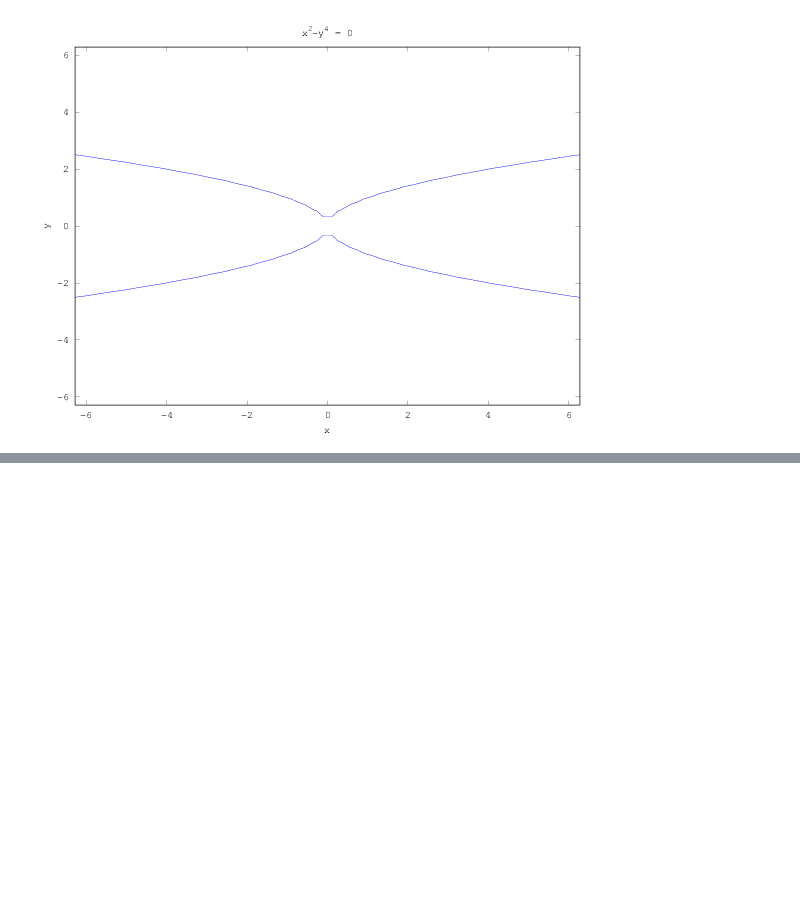
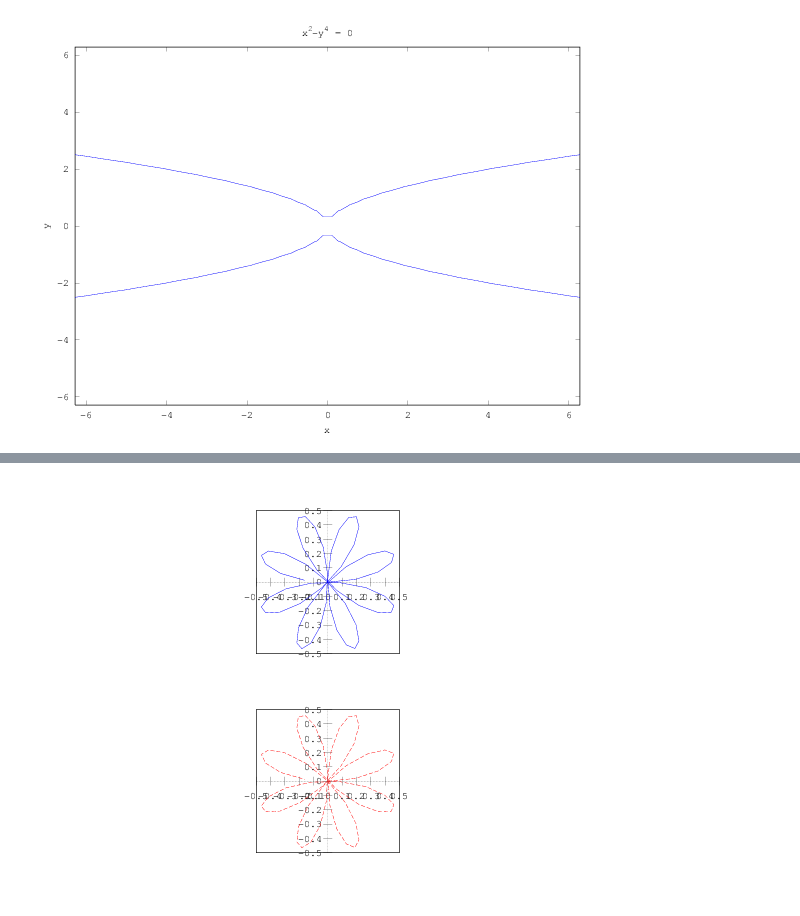
Before and after one commit to hhland/pylab-notebook, a Jupyter notebook: MATLABGraphicalProgramming/Graphics Special Commands.ipynb, the cells around one changed output, grey strips where cells are left out. Drawn from its saved outputs; the diff is of its cells as text; code cells hidden in the pictures; blank space fills up the shorter version.

```diff
--- a/MATLABGraphicalProgramming/Graphics Special Commands.ipynb
+++ b/MATLABGraphicalProgramming/Graphics Special Commands.ipynb
@@ -36,0 +41,10 @@ plot(x,y)
+# %%
+%%octave
+t = 0:0.1:2*pi;
+r = sin(2*t).* cos(2*t);
+subplot(2,1,1)
+polar(t,r)
+subplot(2,1,2)
+polar(t,r,"--r")
+# %% [output]
+[figure, added]
```
Also changed, not shown: parts of 10 cells of this notebook, 24 other files.
